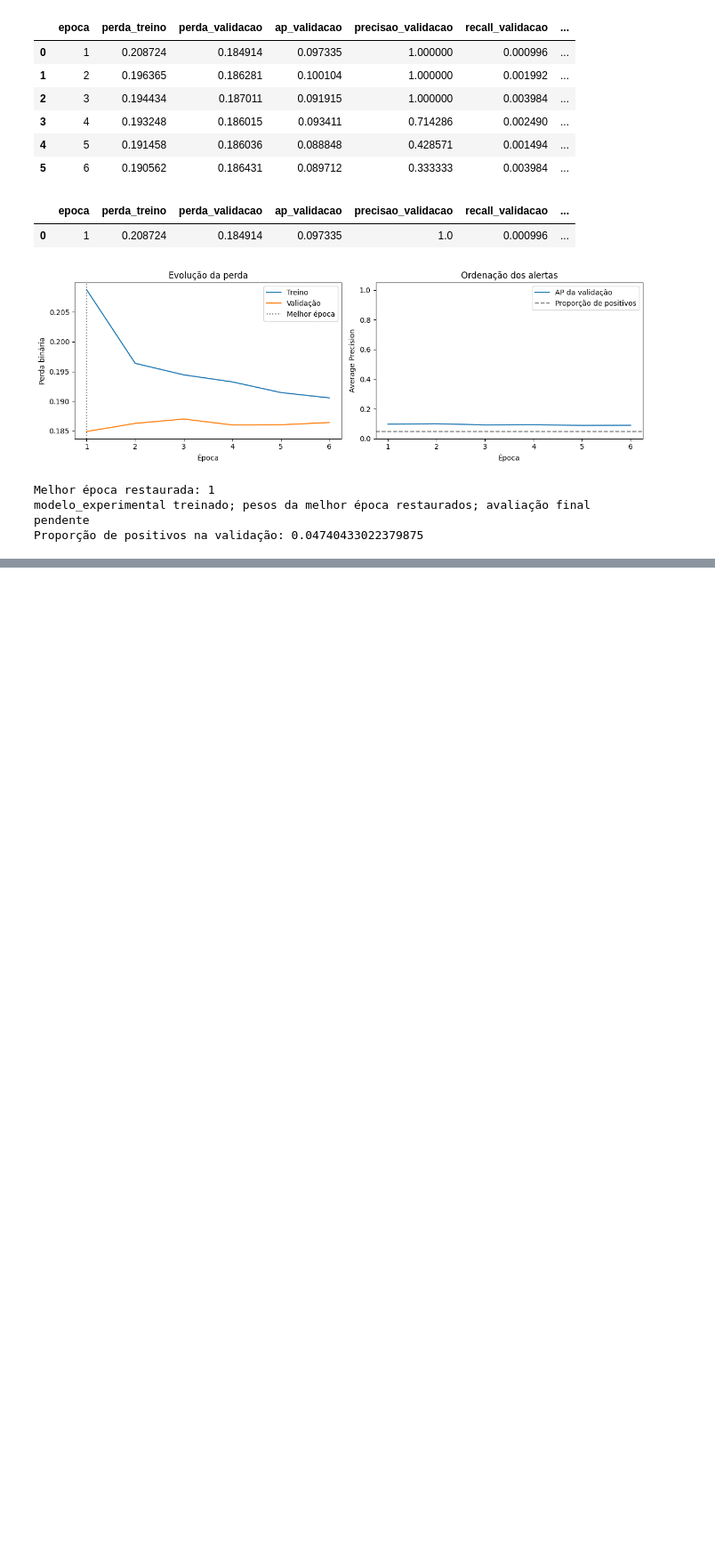
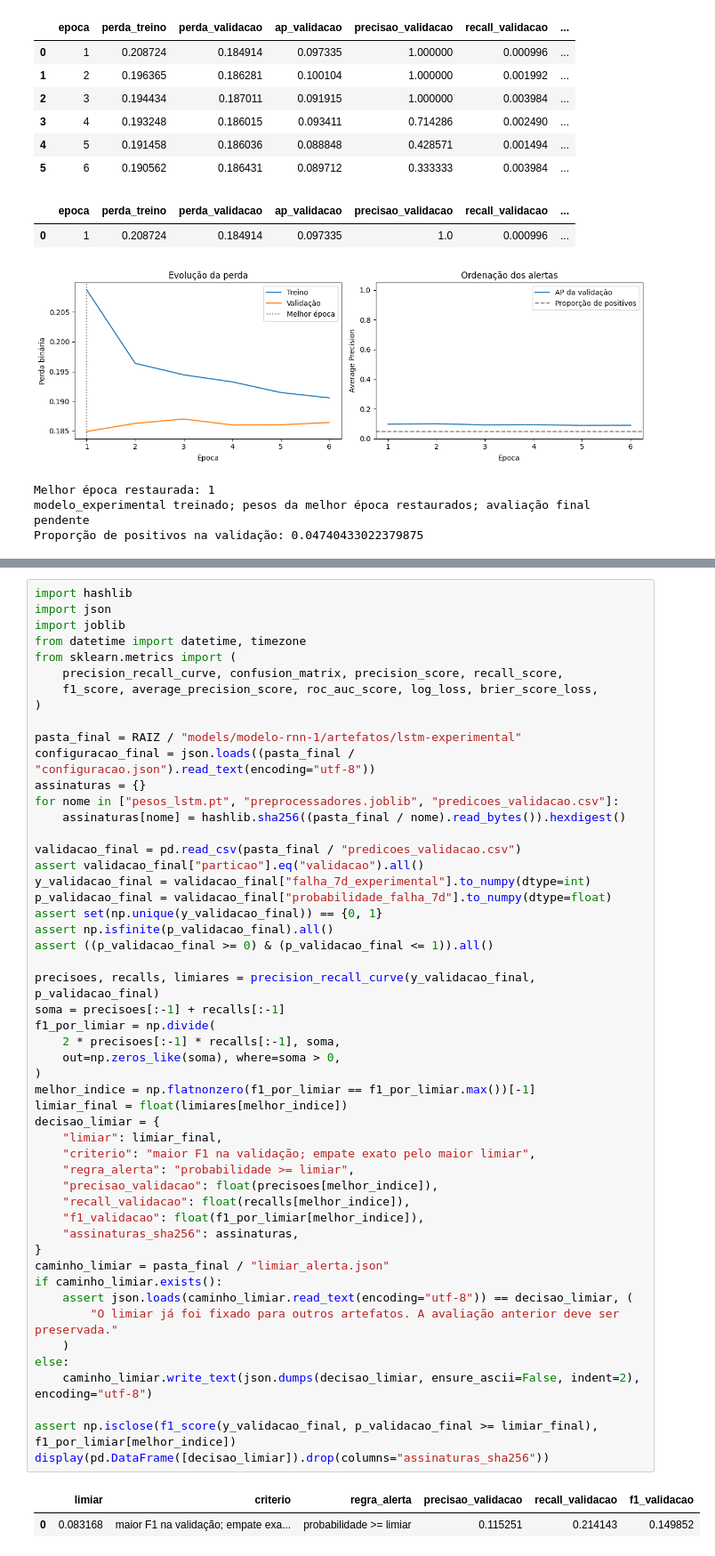
Before and after one commit to joaocardosodias/Lumem, a Jupyter notebook: models/modelo-rnn-1/rnn-LSTM-1.ipynb, the cells around one changed output, grey strips where cells are left out. Shown at 89% size. Saved outputs shown, nothing was run; the diff lists cells and outputs as text; blank space fills up the shorter version.

```diff
--- a/models/modelo-rnn-1/01-criacao-tabela-mestra.ipynb
+++ b/models/modelo-rnn-1/rnn-LSTM-1.ipynb
@@ -6072,0 +6154,54 @@ O [relatório do treinamento](resultado-treinamento-experimental.md) reúne as m
+# %%
+import hashlib
+import json
+import joblib
+from datetime import datetime, timezone
+from sklearn.metrics import (
+    precision_recall_curve, confusion_matrix, precision_score, recall_score,
+    f1_score, average_precision_score, roc_auc_score, log_loss, brier_score_loss,
+)
+
+pasta_final = RAIZ / "models/modelo-rnn-1/artefatos/lstm-experimental"
+configuracao_final = json.loads((pasta_final / "configuracao.json").read_text(encoding="utf-8"))
+assinaturas = {}
+for nome in ["pesos_lstm.pt", "preprocessadores.joblib", "predicoes_validacao.csv"]:
+    assinaturas[nome] = hashlib.sha256((pasta_final / nome).read_bytes()).hexdigest()
+
+validacao_final = pd.read_csv(pasta_final / "predicoes_validacao.csv")
+assert validacao_final["particao"].eq("validacao").all()
+y_validacao_final = validacao_final["falha_7d_experimental"].to_numpy(dtype=int)
+p_validacao_final = validacao_final["probabilidade_falha_7d"].to_numpy(dtype=float)
+assert set(np.unique(y_validacao_final)) == {0, 1}
+assert np.isfinite(p_validacao_final).all()
+assert ((p_validacao_final >= 0) & (p_validacao_final <= 1)).all()
+
+precisoes, recalls, limiares = precision_recall_curve(y_validacao_final, p_validacao_final)
+soma = precisoes[:-1] + recalls[:-1]
+f1_por_limiar = np.divide(
+    2 * precisoes[:-1] * recalls[:-1], soma,
+    out=np.zeros_like(soma), where=soma > 0,
+)
+melhor_indice = np.flatnonzero(f1_por_limiar == f1_por_limiar.max())[-1]
+limiar_final = float(limiares[melhor_indice])
+decisao_limiar = {
+    "limiar": limiar_final,
+    "criterio": "maior F1 na validação; empate exato pelo maior limiar",
+    "regra_alerta": "probabilidade >= limiar",
+    "precisao_validacao": float(precisoes[melhor_indice]),
+    "recall_validacao": float(recalls[melhor_indice]),
+    "f1_validacao": float(f1_por_limiar[melhor_indice]),
+    "assinaturas_sha256": assinaturas,
+}
+caminho_limiar = pasta_final / "limiar_alerta.json"
+if caminho_limiar.exists():
+    assert json.loads(caminho_limiar.read_text(encoding="utf-8")) == decisao_limiar, (
+        "O limiar já foi fixado para outros artefatos. A avaliação anterior deve ser preservada."
+    )
+else:
+    caminho_limiar.write_text(json.dumps(decisao_limiar, ensure_ascii=False, indent=2), encoding="utf-8")
+
+assert np.isclose(f1_score(y_validacao_final, p_validacao_final >= limiar_final), f1_por_limiar[melhor_indice])
+display(pd.DataFrame([decisao_limiar]).drop(columns="assinaturas_sha256"))
+# %% [output]
+|  | limiar | criterio | regra_alerta | precisao_validacao | recall_validacao | f1_validacao |
+| 0 | 0.083168 | maior F1 na validação; empate exa... | probabilidade >= limiar | 0.115251 | 0.214143 | 0.149852 |
```
Also changed, not shown: parts of 137 cells of this notebook, 10 other files.
